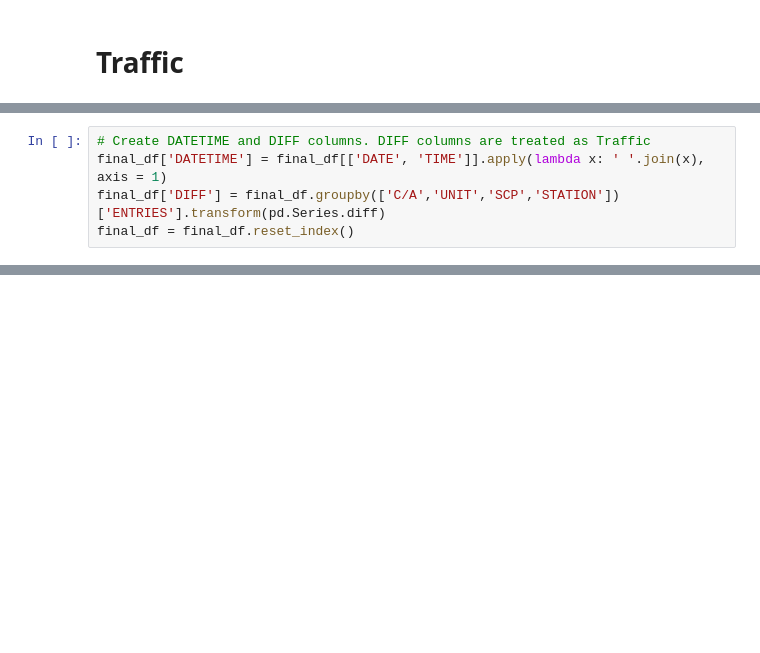
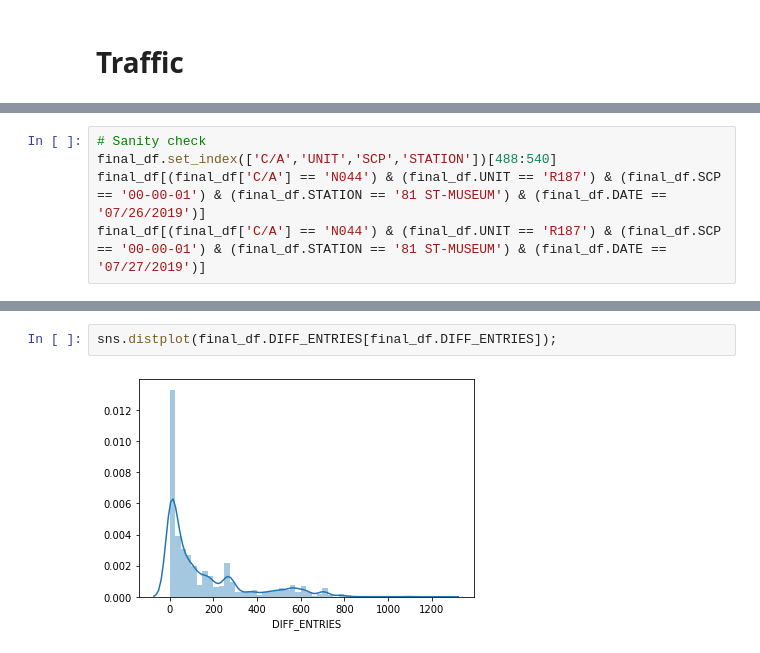
Before and after one commit to brendanlafferty/MTA-EDA, a Jupyter notebook: 01-mta-project1.ipynb, the cells around one changed output, grey strips where cells are left out. Cells and saved outputs as stored; diff of their text form; blank space fills up the shorter version.

```diff
--- a/01-mta-project1.ipynb
+++ b/01-mta-project1.ipynb
@@ -188,5 +250,5 @@ final_df.loc[df.values,['DATE','TIME']].T
-# %%
-# Create DATETIME and DIFF columns. DIFF columns are treated as Traffic
-final_df['DATETIME'] = final_df[['DATE', 'TIME']].apply(lambda x: ' '.join(x), axis = 1)
-final_df['DIFF'] = final_df.groupby(['C/A','UNIT','SCP','STATION'])['ENTRIES'].transform(pd.Series.diff)
-final_df = final_df.reset_index()
+# %%
+# Sanity check
+final_df.set_index(['C/A','UNIT','SCP','STATION'])[488:540]
+final_df[(final_df['C/A'] == 'N044') & (final_df.UNIT == 'R187') & (final_df.SCP == '00-00-01') & (final_df.STATION == '81 ST-MUSEUM') & (final_df.DATE == '07/26/2019')]
+final_df[(final_df['C/A'] == 'N044') & (final_df.UNIT == 'R187') & (final_df.SCP == '00-00-01') & (final_df.STATION == '81 ST-MUSEUM') & (final_df.DATE == '07/27/2019')]
@@ -192,0 +270,4 @@ final_df = final_df.reset_index()
+# %%
+sns.distplot(final_df.DIFF_ENTRIES[final_df.DIFF_ENTRIES]);
+# %% [output]
+[figure, added]
```
Also changed, not shown: parts of 49 cells of this notebook.
